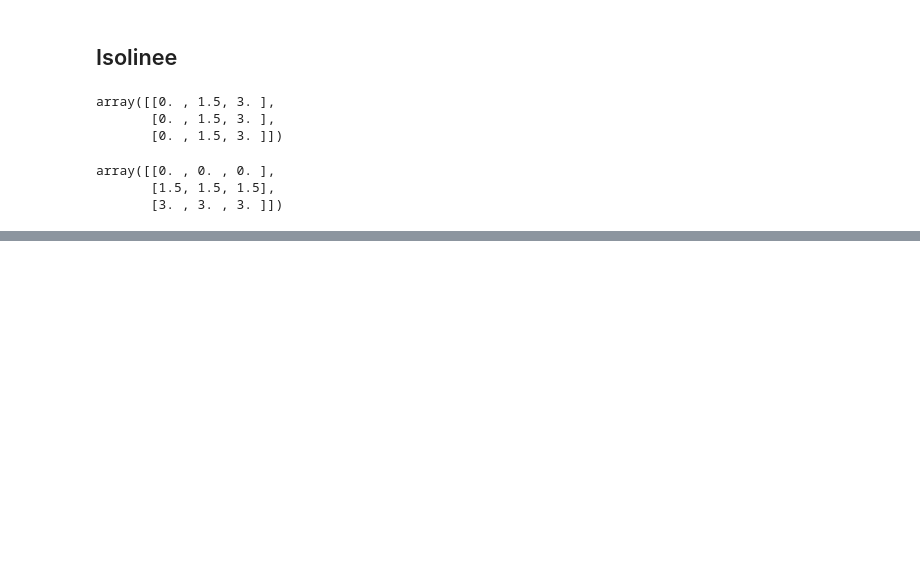
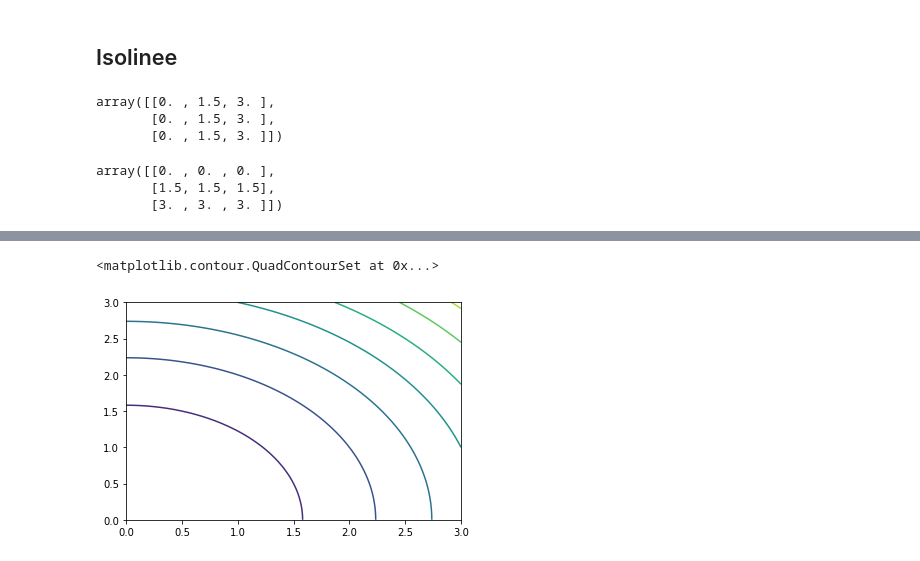
Before and after one commit to fdalforno/basic_course, a Jupyter notebook: 04 - Matplotlib.ipynb, the cells around one changed output, grey strips where cells are left out. Cells and saved outputs as stored; diff of their text form; code cells hidden in the pictures; blank space fills up the shorter version.

Commit message:
finito capitolo matplotlib

```diff
--- a/04 - Matplotlib.ipynb
+++ b/04 - Matplotlib.ipynb
@@ -377,0 +388,12 @@ $$
+# %%
+num = 50
+xlist = np.linspace(0,3,num)
+ylist = np.linspace(0,3,num)
+X, Y = np.meshgrid(xlist, ylist)
+
+Z = X**2 + Y**2
+# %%
+plt.contour(X,Y,Z)
+# %% [output]
+<matplotlib.contour.QuadContourSet at 0x...>
+[figure, added]
```
Also changed, not shown: parts of 7 cells of this notebook.
